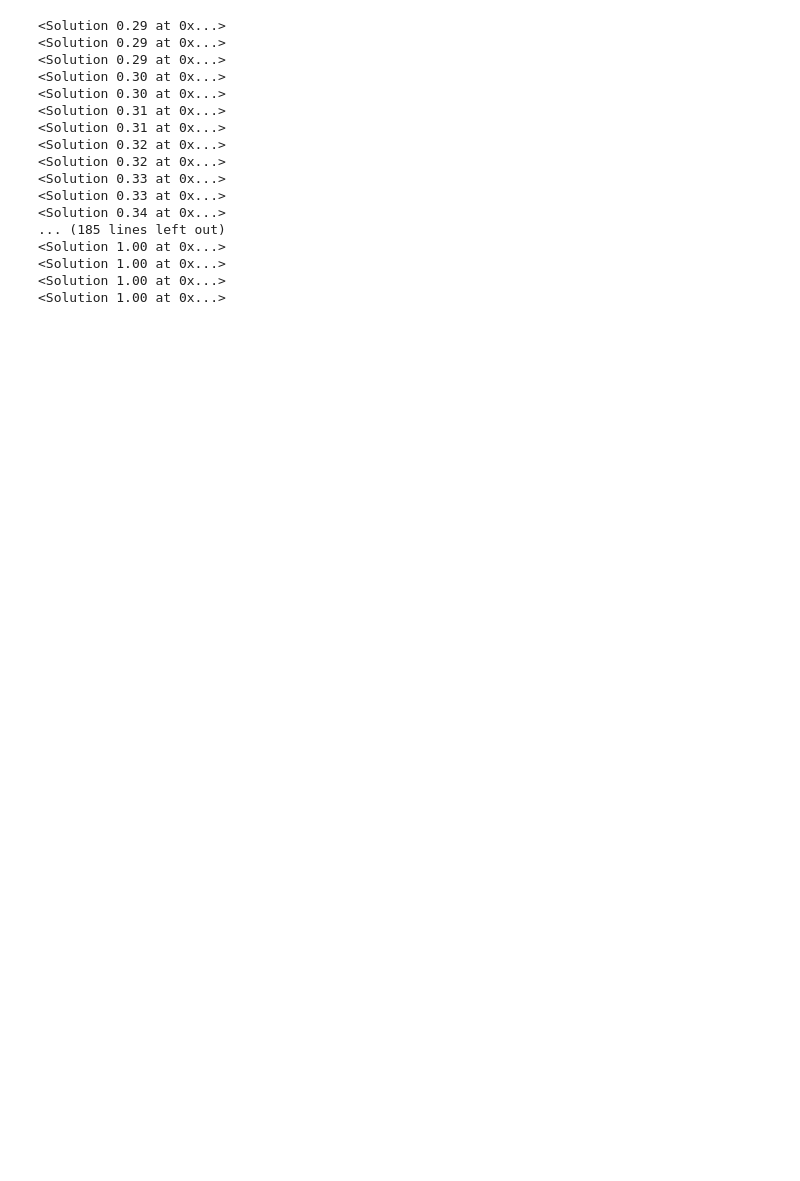
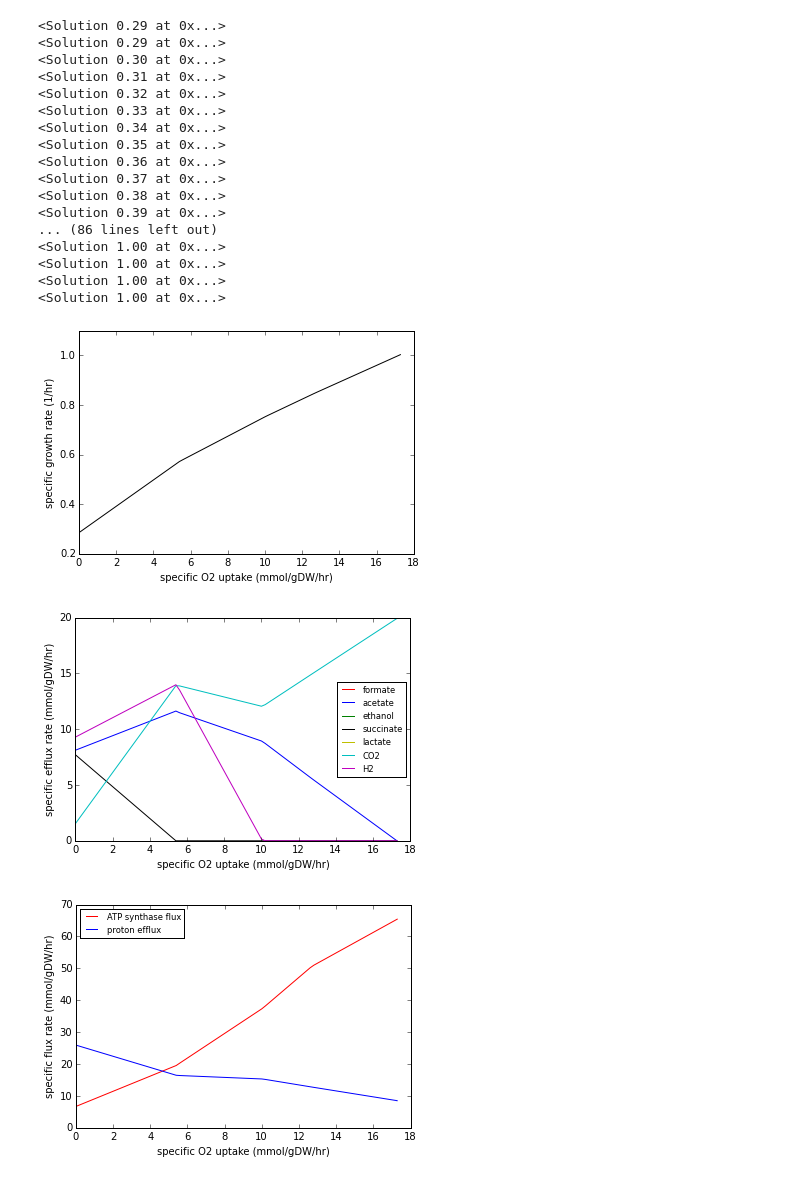
Before and after one commit to CovertLab/WholeCellEcoliRelease, a Jupyter notebook: reconstruction/ecoli/flat/whole-cell-json.ipynb, the cells around one changed output. Saved outputs shown, nothing was run; the diff lists cells and outputs as text; code cells hidden in the pictures; blank space fills up the shorter version.

```diff
--- a/reconstruction/ecoli/flat/whole-cell-json.ipynb
+++ b/reconstruction/ecoli/flat/whole-cell-json.ipynb
@@ -288,40 +398,43 @@ _ENZYME_COFACTORS_c <Solution 0.17 at 0x...>
 # %%
-bounds_sets = [{'__NUT_EX_OXYGEN_MOLECULE_e': [-N,0]} for N in np.linspace(0,20,201)]
+bounds_sets = [{'__NUT_EX_OXYGEN_MOLECULE_e': [-N,0]} for N in np.linspace(0,20,101)]
 
 init_bounds = {'__NUT_EX_GLC_e':[-10,0]
                }
-start_point = './ecocyc_19_6_gem.json'
+start_point = './ecocyc_20_1_gem.json'
 objective = '__OBJ__TOP_LEVEL_c'
 
 bounds_sets
 
 rslt,rslt_v,f1,f2,f3 = make_happen(bounds_sets,
                                    init_bounds=init_bounds,
                                    start_point=start_point,
                                    objective=objective)
 plt.sca(f1)
 plt.savefig("./growth.png",dpi=300,format='png',transparent=True)
 plt.sca(f2)
 plt.savefig("./products.png",dpi=300,format='png',transparent=True)
 plt.sca(f3)
 plt.savefig("./protons.png",dpi=300,format='png',transparent=True)
 # %% [output]
-<Solution 0.29 at 0x...>
 <Solution 0.29 at 0x...>
 <Solution 0.29 at 0x...>
 <Solution 0.30 at 0x...>
-<Solution 0.30 at 0x...>
-<Solution 0.31 at 0x...>
 <Solution 0.31 at 0x...>
 <Solution 0.32 at 0x...>
-<Solution 0.32 at 0x...>
-<Solution 0.33 at 0x...>
 <Solution 0.33 at 0x...>
 <Solution 0.34 at 0x...>
-... (185 lines left out)
+<Solution 0.35 at 0x...>
+<Solution 0.36 at 0x...>
+<Solution 0.37 at 0x...>
+<Solution 0.38 at 0x...>
+<Solution 0.39 at 0x...>
+... (86 lines left out)
 <Solution 1.00 at 0x...>
 <Solution 1.00 at 0x...>
 <Solution 1.00 at 0x...>
 <Solution 1.00 at 0x...>
+[figure, added]
+[figure, added]
+[figure, added]
 # %%
 build_rslt_v_data(rslt_v)
```
Also changed, not shown: parts of 17 cells of this notebook, 1 other file.
